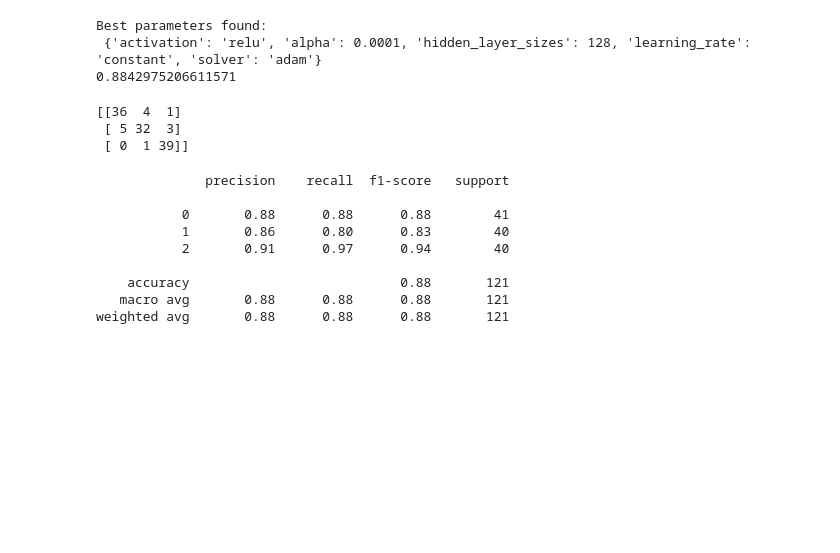
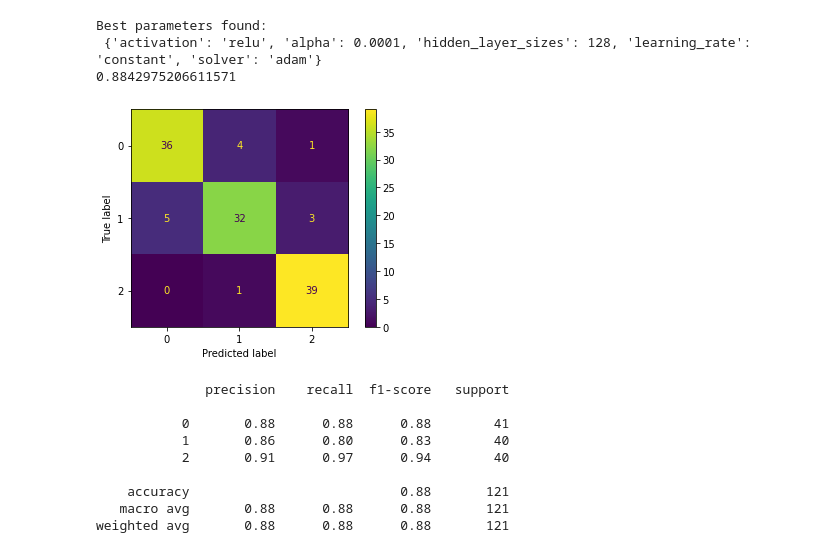
Before and after one commit to b4yc/ensf544-project2-team9, a Jupyter notebook: Paper1.ipynb, the cells around one changed output. Drawn from its saved outputs; the diff is of its cells as text; code cells hidden in the pictures; blank space fills up the shorter version.

```diff
--- a/Paper1.ipynb
+++ b/Paper1.ipynb
@@ -67,9 +67,8 @@ df4.rename(columns={"Country": "Country name",
                     "Explained by: Generosity": "Generosity",
                     "Explained by: Perceptions of corruption": "Corruption"}, inplace=True)
 # %%
-df = pd.concat([df1, df2, df3, df4])
-df = df.sort_values(by=["Score"], ascending=False).reset_index(drop=True)
-df
+df6 = pd.concat([df1, df2, df3, df4])
+df = df6.sort_values(by=["Score"], ascending=False).reset_index(drop=True)
 
 country_one_hot= pd.get_dummies(df["Country name"])
 df = df.join(country_one_hot)
@@ -152,13 +165,16 @@ Best parameters found:
  {'activation': 'relu', 'alpha': 0.0001, 'hidden_layer_sizes': 128, 'learning_rate': 'constant', 'solver': 'adam'}
 0.8842975206611571
 # %%
-from sklearn.metrics import confusion_matrix
+from sklearn.metrics import confusion_matrix, ConfusionMatrixDisplay
+import matplotlib.pyplot as plt
+
 y_pred = clf.predict(X_test)
-print (confusion_matrix(y_test, y_pred))
+cm = confusion_matrix(y_test, y_pred)
+display = ConfusionMatrixDisplay(confusion_matrix = cm)
+display.plot()
+plt.show()
 # %% [output]
-[[36  4  1]
- [ 5 32  3]
- [ 0  1 39]]
+[figure, added]
 # %%
 from sklearn.metrics import classification_report
 print(classification_report(y_test, y_pred))
```
Also changed, not shown: parts of 5 cells of this notebook.
